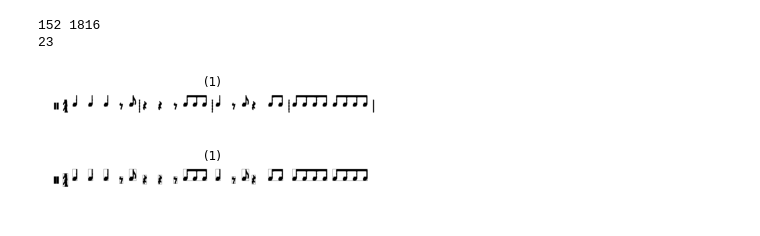
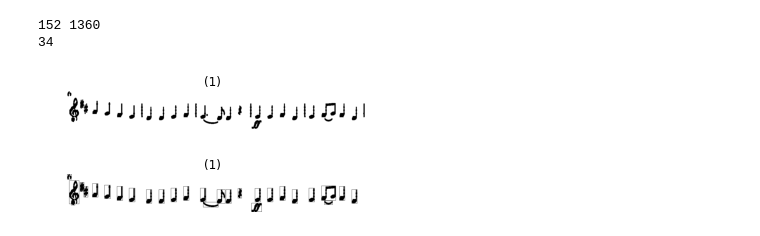
Before and after one commit to aashrafh/Mozart, a Jupyter notebook: omr2.ipynb, the cells around one changed output. Saved outputs shown, nothing was run; the diff lists cells and outputs as text; code cells hidden in the pictures.

```diff
--- a/omr2.ipynb
+++ b/omr2.ipynb
@@ -172,7 +169,7 @@ def remove_v_lines(img, line_thickness):
 
     return hv_decode(filtered_rle, new_values, img.shape, axis=0)
 # %%
-img = io.imread('dataset/mo3eed.jpg')
+img = io.imread('dataset/ode.png')
 original = img.copy()
 gray = gray_img(img)
 bin_img = otsu(gray)
@@ -200,6 +197,7 @@ no_staff = np.copy(gray)
 lines = probabilistic_hough_line(255-gray, threshold=gray.shape[1]//2)
 filtered_lines = []
 lines = sorted(lines, key=lambda l : l[0][1])
+
 for index, line in enumerate(lines):
     if index > 0 and (line[0][1] - filtered_lines[-1][0][1] < 0.9*spacing):
         pass
@@ -276,19 +275,16 @@ for staff_img in staff_imgs:
 # %%
-from skimage.morphology import opening, closing, binary_dilation, binary_erosion
+
 from skimage.draw import rectangle_perimeter, rectangle
 directions = [(-1,-1),(-1,0),(-1,1),(0,-1),(0,0),(0,1),(1,-1),(1,0),(1,1)]
 left = []
 right = []
 up = []
 down = []
-img = staff_imgs[0]
+img = staff_imgs[1]
 # img = binary_erosion(img, np.ones((3, 3)))
 if thickness % 2 == 0:
     thickness = thickness + 1
 img = binary_erosion(img, np.ones((thickness, thickness)))
-# show_images([img])
-#img = gaussian(img,sigma=1)
-# img = binary(img,128)
 print (img.shape[0],img.shape[1])
 # img = img[0:70,50:600]
 result = np.copy(img)
@@ -314,37 +310,37 @@ def connected_components():
             if (result[x][y] == 0):
                 left.append(x)
                 up.append(y)
                 right.append(x)
                 down.append(y)
                 mark_component(x,y,numberOfObjects)
                 numberOfObjects = numberOfObjects + 1
     return numberOfObjects
 
 no= connected_components()
 # print(mostLeft)
 print(no)
 show_images([img])
 for i in range (len(left)):
     if down[i]-up[i] < 10 or right[i]-left[i] < 10:
         rr, cc = rectangle(start = (left[i], up[i]), end = (right[i], down[i]), shape=img.shape)
         rr = np.array(rr,dtype='int')
         cc = np.array(cc,dtype='int')
         img[rr, cc] = 255
     else:
         rr, cc = rectangle_perimeter(start = (left[i], up[i]), end = (right[i], down[i]), shape=img.shape)
         rr = np.array(rr,dtype='int')
         cc = np.array(cc,dtype='int')
         img[rr, cc] = 0
 show_images([img])
 # for x in range(result.shape[0]):
 #     for y in range(result.shape[1]):
 #         if (result[x][y] != 255):
 #             print(result[x][y])
 # %% [output]
-152 1816
-23
+152 1360
+34
-[figure, old version]
+[figure, new version]
-[figure, old version]
+[figure, new version]
 # %%
 clef_lower, clef_upper, clef_thresh = 50, 70, 0.7
 
```
Also changed, not shown: parts of 6 cells of this notebook, 7 other files.
